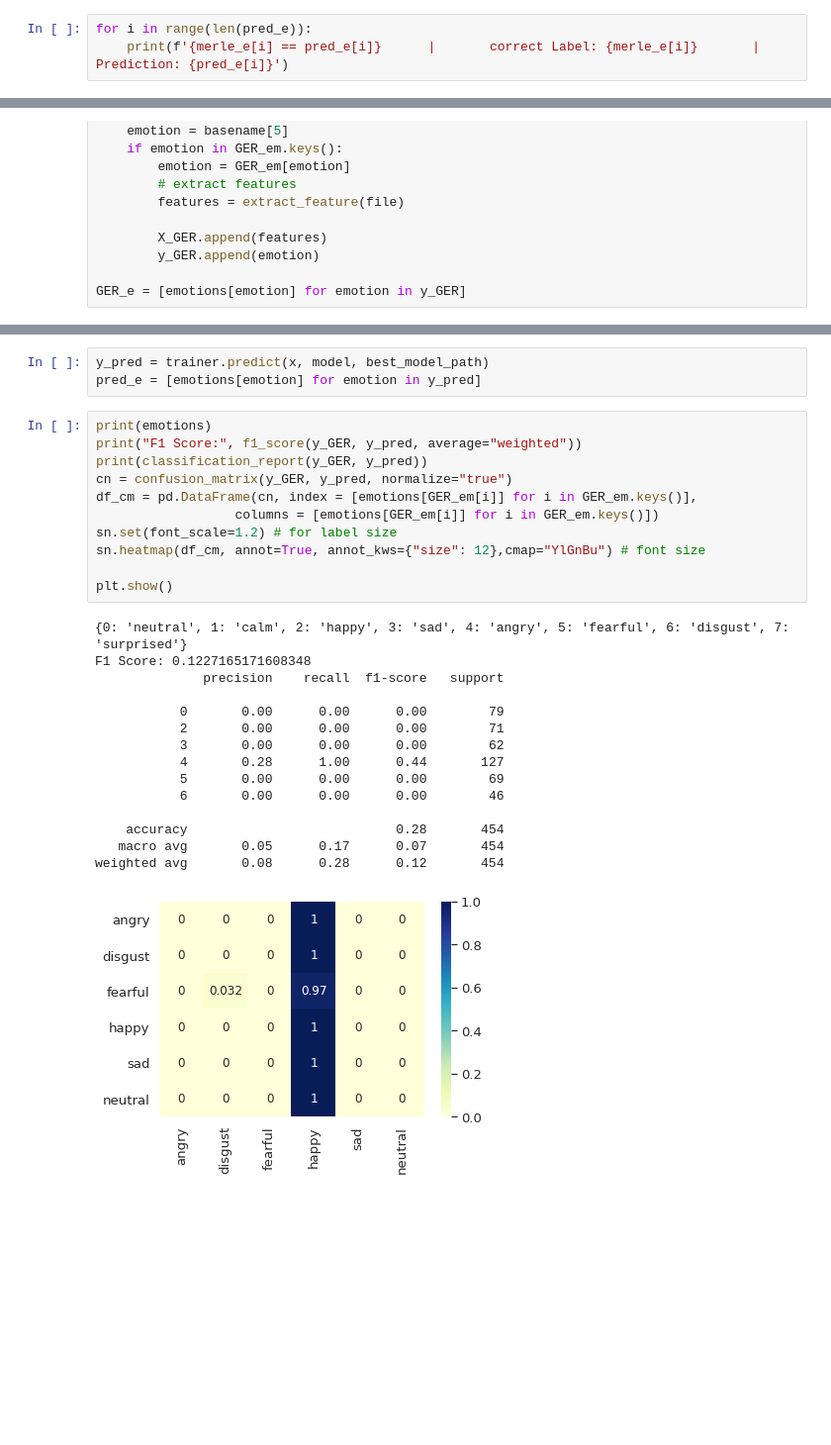
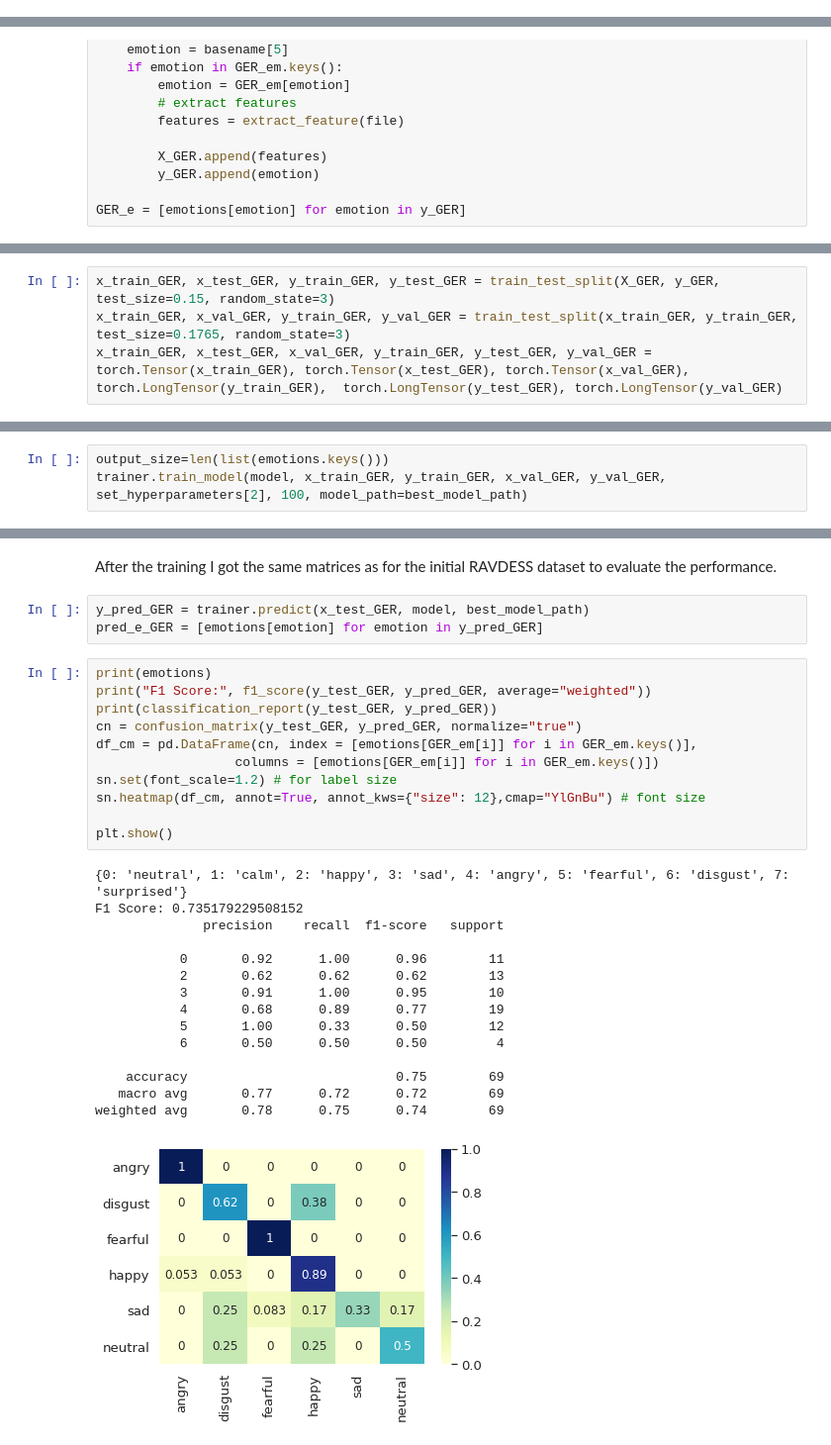
Before and after one commit to MerlePfau/LT2316_SER_Project, a Jupyter notebook: SER_Project.ipynb, the cells around one changed output, grey strips where cells are left out. Shown at 99% size. Drawn from its saved outputs; the diff is of its cells as text; blank space fills up the shorter version.

```diff
--- a/SER_Project.ipynb
+++ b/SER_Project.ipynb
@@ -262,3 +256,0 @@ pred_e = [emotions[emotion] for emotion in y_pred]
-# %%
-for i in range(len(pred_e)):
-    print(f'{merle_e[i] == pred_e[i]}      |       correct Label: {merle_e[i]}       |       Prediction: {pred_e[i]}')
@@ -333,0 +287,4 @@ torch.Size([454, 180])
+# %%
+x_train_GER, x_test_GER, y_train_GER, y_test_GER = train_test_split(X_GER, y_GER, test_size=0.15, random_state=3)
+x_train_GER, x_val_GER, y_train_GER, y_val_GER = train_test_split(x_train_GER, y_train_GER, test_size=0.1765, random_state=3)
+x_train_GER, x_test_GER, x_val_GER, y_train_GER, y_test_GER, y_val_GER = torch.Tensor(x_train_GER), torch.Tensor(x_test_GER), torch.Tensor(x_val_GER), torch.LongTensor(y_train_GER),  torch.LongTensor(y_test_GER), torch.LongTensor(y_val_GER)
@@ -333,0 +353,3 @@ torch.Size([454, 180])
+# %%
+output_size=len(list(emotions.keys()))
+trainer.train_model(model, x_train_GER, y_train_GER, x_val_GER, y_val_GER, set_hyperparameters[2], 100, model_path=best_model_path)
@@ -334,30 +360,32 @@ torch.Size([454, 180])
+# %% [markdown]
+After the training I got the same matrices as for the initial RAVDESS dataset to evaluate the performance.
 # %%
-y_pred = trainer.predict(x, model, best_model_path)
-pred_e = [emotions[emotion] for emotion in y_pred]
+y_pred_GER = trainer.predict(x_test_GER, model, best_model_path)
+pred_e_GER = [emotions[emotion] for emotion in y_pred_GER]
 # %%
 print(emotions)
-print("F1 Score:", f1_score(y_GER, y_pred, average="weighted"))
-print(classification_report(y_GER, y_pred))
-cn = confusion_matrix(y_GER, y_pred, normalize="true")
+print("F1 Score:", f1_score(y_test_GER, y_pred_GER, average="weighted"))
+print(classification_report(y_test_GER, y_pred_GER))
+cn = confusion_matrix(y_test_GER, y_pred_GER, normalize="true")
 df_cm = pd.DataFrame(cn, index = [emotions[GER_em[i]] for i in GER_em.keys()],
                   columns = [emotions[GER_em[i]] for i in GER_em.keys()])
 sn.set(font_scale=1.2) # for label size
 sn.heatmap(df_cm, annot=True, annot_kws={"size": 12},cmap="YlGnBu") # font size
 
 plt.show()
 # %% [output]
 {0: 'neutral', 1: 'calm', 2: 'happy', 3: 'sad', 4: 'angry', 5: 'fearful', 6: 'disgust', 7: 'surprised'}
-F1 Score: 0.1227165171608348
+F1 Score: 0.735179229508152
               precision    recall  f1-score   support
 
-           0       0.00      0.00      0.00        79
-           2       0.00      0.00      0.00        71
-           3       0.00      0.00      0.00        62
-           4       0.28      1.00      0.44       127
-           5       0.00      0.00      0.00        69
-           6       0.00      0.00      0.00        46
+           0       0.92      1.00      0.96        11
+           2       0.62      0.62      0.62        13
+           3       0.91      1.00      0.95        10
+           4       0.68      0.89      0.77        19
+           5       1.00      0.33      0.50        12
+           6       0.50      0.50      0.50         4
 
-    accuracy                           0.28       454
-   macro avg       0.05      0.17      0.07       454
-weighted avg       0.08      0.28      0.12       454
+    accuracy                           0.75        69
+   macro avg       0.77      0.72      0.72        69
+weighted avg       0.78      0.75      0.74        69
-[figure, old version]
+[figure, new version]
```
Also changed, not shown: parts of 49 cells of this notebook, 16 other files.
